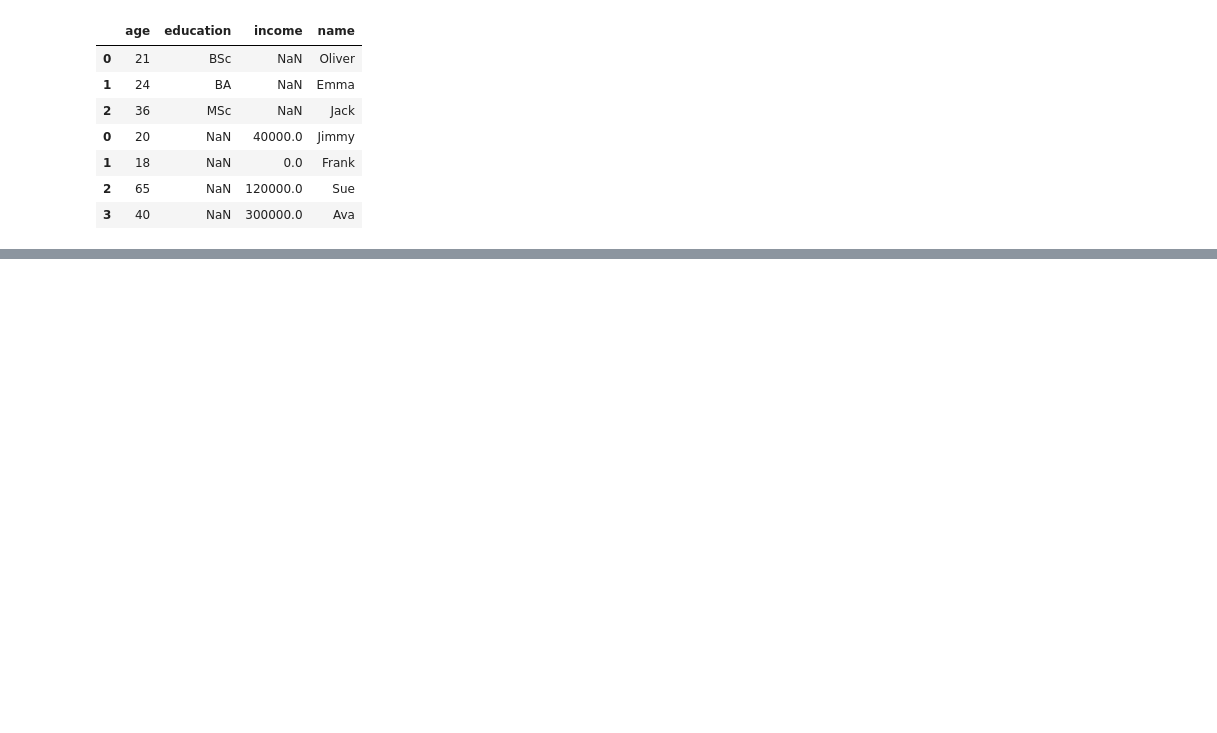
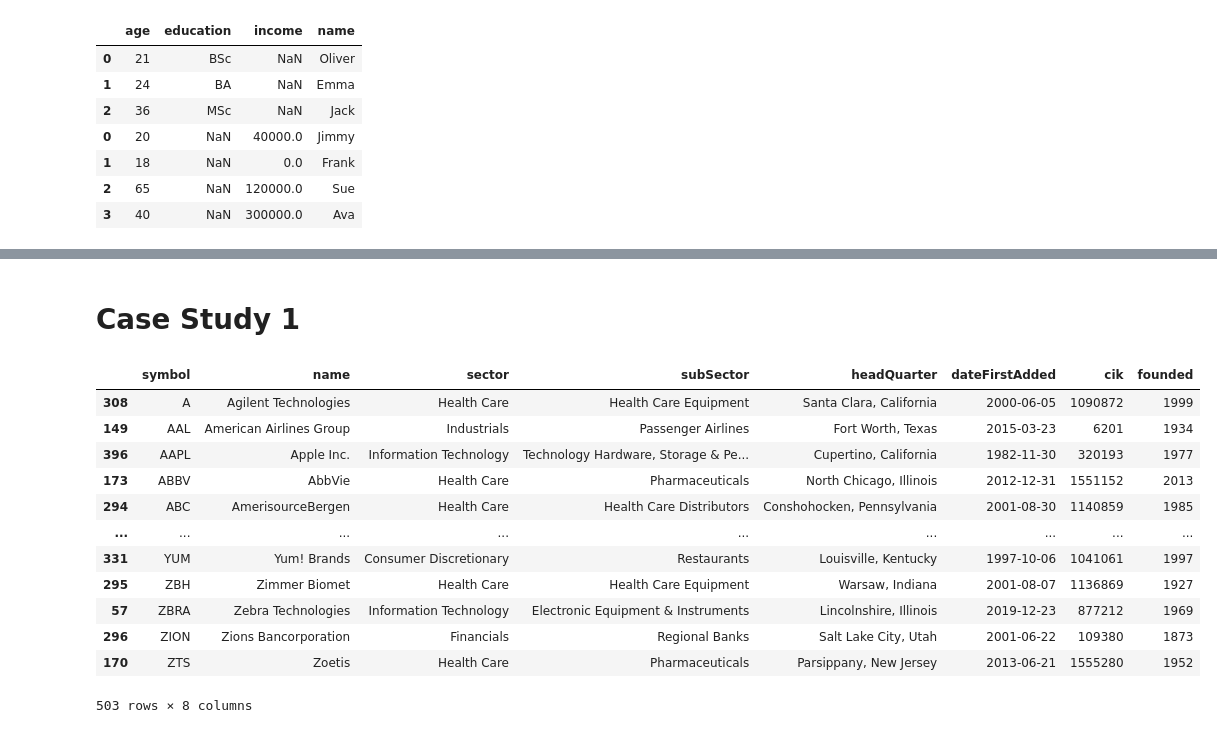
Before and after one commit to Faliell/Pandas_Classes, a Jupyter notebook: aula18-Merge.ipynb, the cells around one changed output, grey strips where cells are left out. Drawn from its saved outputs; the diff is of its cells as text; code cells hidden in the pictures; blank space fills up the shorter version.

```diff
--- a/aula18-Merge.ipynb
+++ b/aula18-Merge.ipynb
@@ -96,0 +214,22 @@ pd.concat([df1,df2], join="outer",sort=True) #ordem colunas
+# %% [markdown]
+# Case Study 1
+# %%
+BS =pd.read_parquet("data+files/SP500_balance_sheet.parquet")
+IS =pd.read_parquet("data+files/SP500_income_statement.parquet")
+companies = pd.read_parquet("data+files/SP500_constituents.parquet")
+# %%
+companies.sort_values("symbol")
+# %% [output]
+|  | symbol | name | sector | subSector | headQuarter | dateFirstAdded | cik | founded |
+| 308 | A | Agilent Technologies | Health Care | Health Care Equipment | Santa Clara, California | 2000-06-05 | 1090872 | 1999 |
+| 149 | AAL | American Airlines Group | Industrials | Passenger Airlines | Fort Worth, Texas | 2015-03-23 | 6201 | 1934 |
+| 396 | AAPL | Apple Inc. | Information Technology | Technology Hardware, Storage & Pe... | Cupertino, California | 1982-11-30 | 320193 | 1977 |
+| 173 | ABBV | AbbVie | Health Care | Pharmaceuticals | North Chicago, Illinois | 2012-12-31 | 1551152 | 2013 |
+| 294 | ABC | AmerisourceBergen | Health Care | Health Care Distributors | Conshohocken, Pennsylvania | 2001-08-30 | 1140859 | 1985 |
+| ... | ... | ... | ... | ... | ... | ... | ... | ... |
+| 331 | YUM | Yum! Brands | Consumer Discretionary | Restaurants | Louisville, Kentucky | 1997-10-06 | 1041061 | 1997 |
+| 295 | ZBH | Zimmer Biomet | Health Care | Health Care Equipment | Warsaw, Indiana | 2001-08-07 | 1136869 | 1927 |
+| 57 | ZBRA | Zebra Technologies | Information Technology | Electronic Equipment & Instruments | Lincolnshire, Illinois | 2019-12-23 | 877212 | 1969 |
+| 296 | ZION | Zions Bancorporation | Financials | Regional Banks | Salt Lake City, Utah | 2001-06-22 | 109380 | 1873 |
+| 170 | ZTS | Zoetis | Health Care | Pharmaceuticals | Parsippany, New Jersey | 2013-06-21 | 1555280 | 1952 |
+503 rows × 8 columns
```
Also changed, not shown: parts of 33 cells of this notebook.
